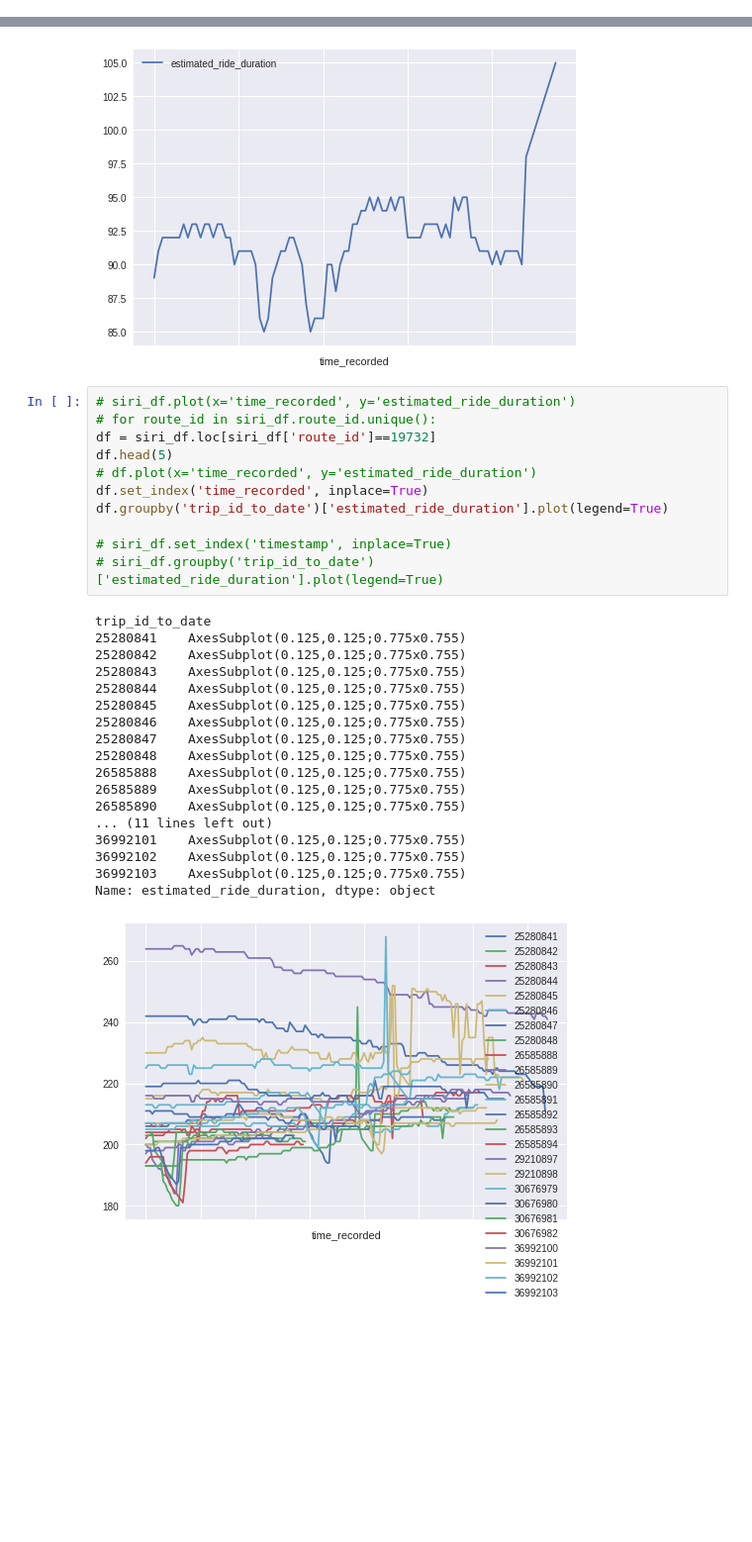
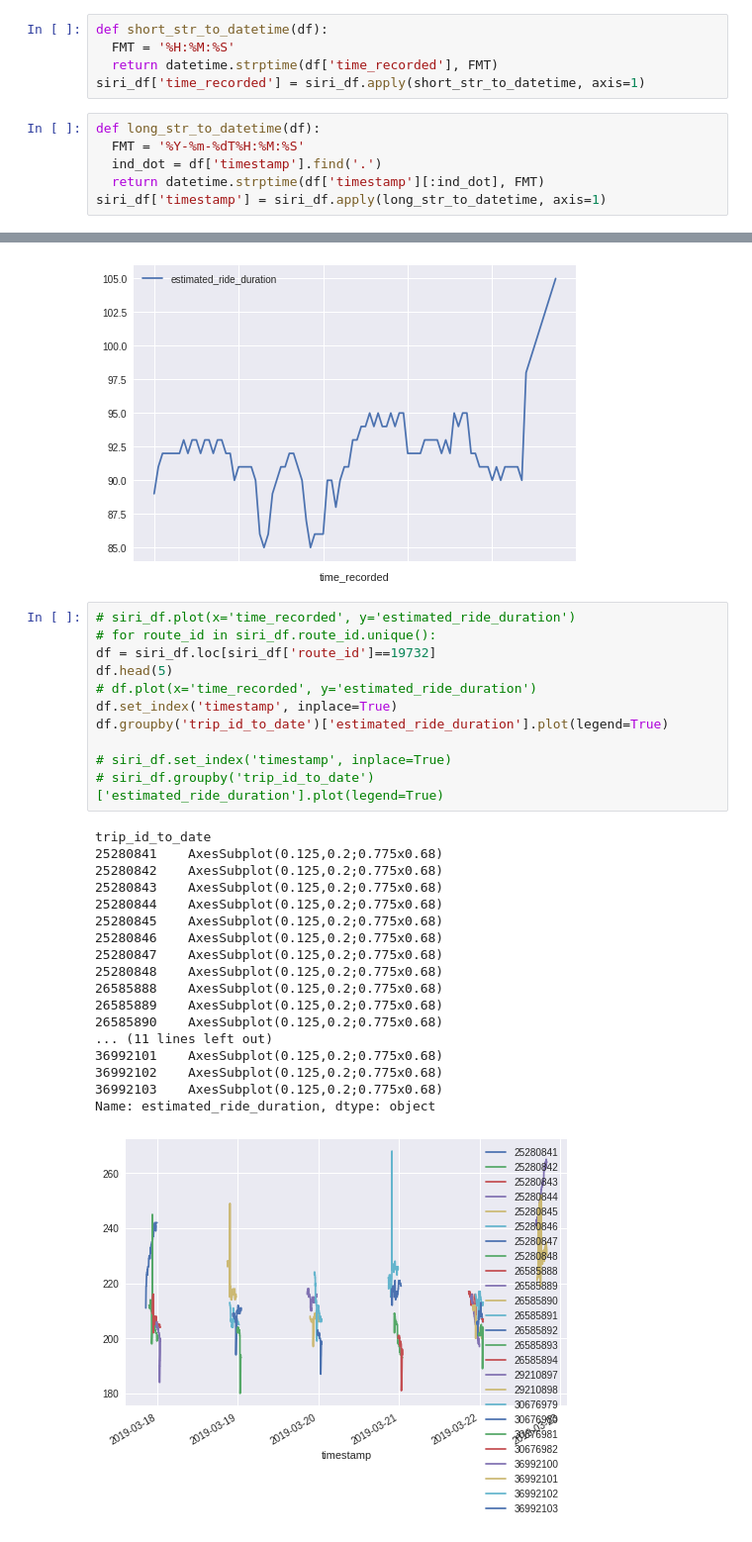
Before and after one commit to amirlb/civilhack-2019, a Jupyter notebook: OpenBus.ipynb, the cells around one changed output, grey strips where cells are left out. Shown at 99% size. Drawn from its saved outputs; the diff is of its cells as text; blank space fills up the shorter version.

```diff
--- a/OpenBus.ipynb
+++ b/OpenBus.ipynb
@@ -113,6 +100,17 @@ def calculate_time_diff(df):
   return (tdelta.total_seconds()%86400)/60
 # %%
 siri_df['estimated_ride_duration'] = siri_df.apply(calculate_time_diff, axis=1)
+# %%
+def short_str_to_datetime(df):
+  FMT = '%H:%M:%S'
+  return datetime.strptime(df['time_recorded'], FMT)
+siri_df['time_recorded'] = siri_df.apply(short_str_to_datetime, axis=1)
+# %%
+def long_str_to_datetime(df):
+  FMT = '%Y-%m-%dT%H:%M:%S'
+  ind_dot = df['timestamp'].find('.')
+  return datetime.strptime(df['timestamp'][:ind_dot], FMT)
+siri_df['timestamp'] = siri_df.apply(long_str_to_datetime, axis=1)
 # %%
 one_drive_df.plot(x='time_recorded', y='estimated_ride_duration')
 # %% [output]
@@ -131,30 +129,30 @@ one_drive2_df.plot(x='time_recorded', y='estimated_ride_duration')
 # %%
 # siri_df.plot(x='time_recorded', y='estimated_ride_duration')
 # for route_id in siri_df.route_id.unique():
 df = siri_df.loc[siri_df['route_id']==19732]
 df.head(5)
 # df.plot(x='time_recorded', y='estimated_ride_duration')
-df.set_index('time_recorded', inplace=True)
+df.set_index('timestamp', inplace=True)
 df.groupby('trip_id_to_date')['estimated_ride_duration'].plot(legend=True)
 
 # siri_df.set_index('timestamp', inplace=True)
 # siri_df.groupby('trip_id_to_date')['estimated_ride_duration'].plot(legend=True)
 # %% [output]
 trip_id_to_date
-25280841    AxesSubplot(0.125,0.125;0.775x0.755)
-25280842    AxesSubplot(0.125,0.125;0.775x0.755)
-25280843    AxesSubplot(0.125,0.125;0.775x0.755)
-25280844    AxesSubplot(0.125,0.125;0.775x0.755)
-25280845    AxesSubplot(0.125,0.125;0.775x0.755)
-25280846    AxesSubplot(0.125,0.125;0.775x0.755)
-25280847    AxesSubplot(0.125,0.125;0.775x0.755)
-25280848    AxesSubplot(0.125,0.125;0.775x0.755)
-26585888    AxesSubplot(0.125,0.125;0.775x0.755)
-26585889    AxesSubplot(0.125,0.125;0.775x0.755)
-26585890    AxesSubplot(0.125,0.125;0.775x0.755)
+25280841    AxesSubplot(0.125,0.2;0.775x0.68)
+25280842    AxesSubplot(0.125,0.2;0.775x0.68)
+25280843    AxesSubplot(0.125,0.2;0.775x0.68)
+25280844    AxesSubplot(0.125,0.2;0.775x0.68)
+25280845    AxesSubplot(0.125,0.2;0.775x0.68)
+25280846    AxesSubplot(0.125,0.2;0.775x0.68)
+25280847    AxesSubplot(0.125,0.2;0.775x0.68)
+25280848    AxesSubplot(0.125,0.2;0.775x0.68)
+26585888    AxesSubplot(0.125,0.2;0.775x0.68)
+26585889    AxesSubplot(0.125,0.2;0.775x0.68)
+26585890    AxesSubplot(0.125,0.2;0.775x0.68)
 ... (11 lines left out)
-36992101    AxesSubplot(0.125,0.125;0.775x0.755)
-36992102    AxesSubplot(0.125,0.125;0.775x0.755)
-36992103    AxesSubplot(0.125,0.125;0.775x0.755)
+36992101    AxesSubplot(0.125,0.2;0.775x0.68)
+36992102    AxesSubplot(0.125,0.2;0.775x0.68)
+36992103    AxesSubplot(0.125,0.2;0.775x0.68)
 Name: estimated_ride_duration, dtype: object
-[figure, old version]
+[figure, new version]
```
Also changed, not shown: parts of 7 cells of this notebook.
